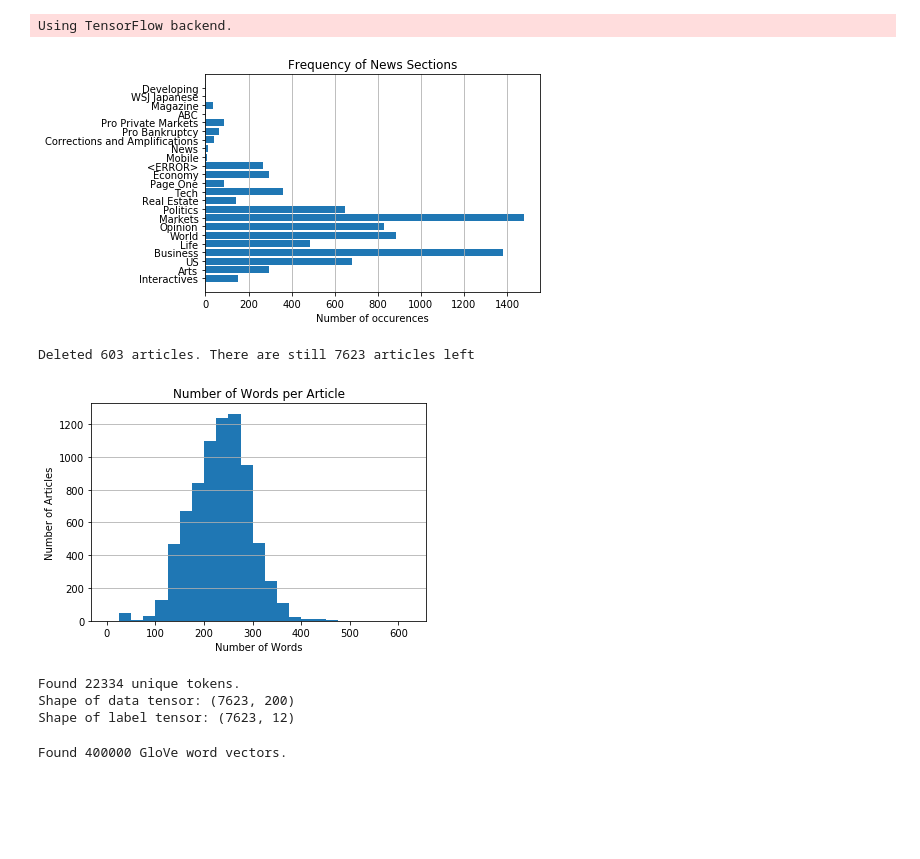
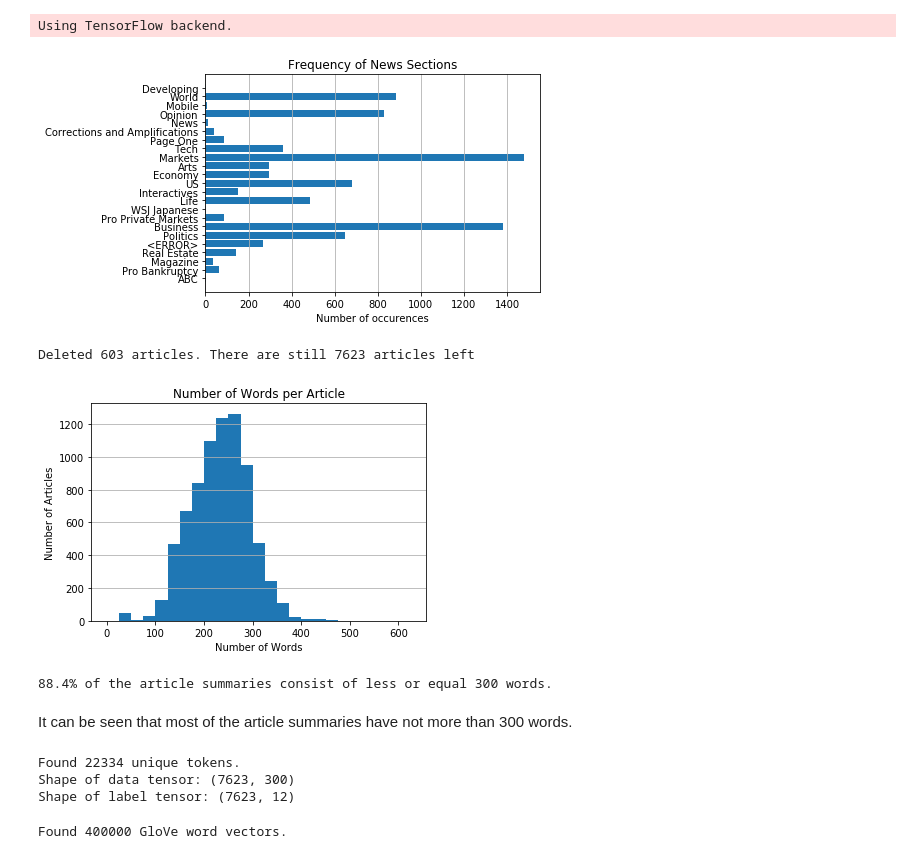
Before and after one commit to Martin-Guenther/NLP_Collection, a Jupyter notebook: WSJ_Classifier/wsj_classifier.ipynb, the cells around one changed output. Drawn from its saved outputs; the diff is of its cells as text; code cells hidden in the pictures; blank space fills up the shorter version.

Commit message:
feat: Use collection.Counter to determine the number of articles per section
Is faster and shorter than using for loops and lists.

```diff
--- a/WSJ_Classifier/wsj_classifier.ipynb
+++ b/WSJ_Classifier/wsj_classifier.ipynb
@@ -19,23 +20,18 @@ articles = load_obj("articles.pkl")
 sections = load_obj("sections.pkl")
 # %%
 # Checking how many different sections exist and how often they are used
-available_categories = []
-for sec in sections:
-    if sec not in available_categories:
-        available_categories.append(sec)
+section_counter = Counter()
+for section in sections:
+    section_counter[section] += 1
 
-number_of_occurences = []
-for cat in available_categories:
-    number_of_occurences.append(sections.count(cat))
-
-plt.barh(np.arange(len(available_categories)), number_of_occurences)
-plt.yticks(np.arange(len(available_categories)), available_categories)
+plt.barh(np.arange(len(section_counter)), list(section_counter.values()))
+plt.yticks(np.arange(len(section_counter)), list(section_counter.keys()))
 plt.title("Frequency of News Sections")
 plt.xlabel("Number of occurences")
 plt.grid(axis="x")
 plt.show()
 # %% [output]
-[figure, old version]
+[figure, new version]
 # %%
 # Filter out sections that rarely occure
 
@@ -60,8 +56,19 @@ plt.xlabel("Number of Words")
 plt.ylabel("Number of Articles")
 plt.grid(axis="y")
 plt.show()
+
+MAX_LEN = 300
+less_or_equal_max_len = 0
+for a in cleaned_articles:
+    if len(a) <= MAX_LEN:
+        less_or_equal_max_len += 1
+print("{0:.1f}% of the article summaries consist of less "
+      "or equal {1} words.".format(100 * less_or_equal_max_len / len(cleaned_articles), MAX_LEN))
 # %% [output]
 [figure]
+88.4% of the article summaries consist of less or equal 300 words.
+# %% [markdown]
+It can be seen that most of the article summaries have not more than 300 words.
 # %%
 # Dictionaries for translating sections into index and back
 
@@ -80,7 +87,7 @@ MAX_NUM_WORDS = 20000
 
 # Number of words per article that are used. If an article has less words,
 # it is padded, if an article consists of more words, it is truncated
-SEQUENCE_LENGTH = 200
+SEQUENCE_LENGTH = MAX_LEN
 
 # Tokenize words
 tokenizer = Tokenizer(num_words=MAX_NUM_WORDS)
@@ -101,7 +108,7 @@ print('Shape of data tensor:', tokenized_articles.shape)
 print('Shape of label tensor:', labels.shape)
 # %% [output]
 Found 22334 unique tokens.
-Shape of data tensor: (7623, 200)
+Shape of data tensor: (7623, 300)
 Shape of label tensor: (7623, 12)
 # %%
 # Load GloVe word vectors
```
Also changed, not shown: parts of 6 cells of this notebook.
